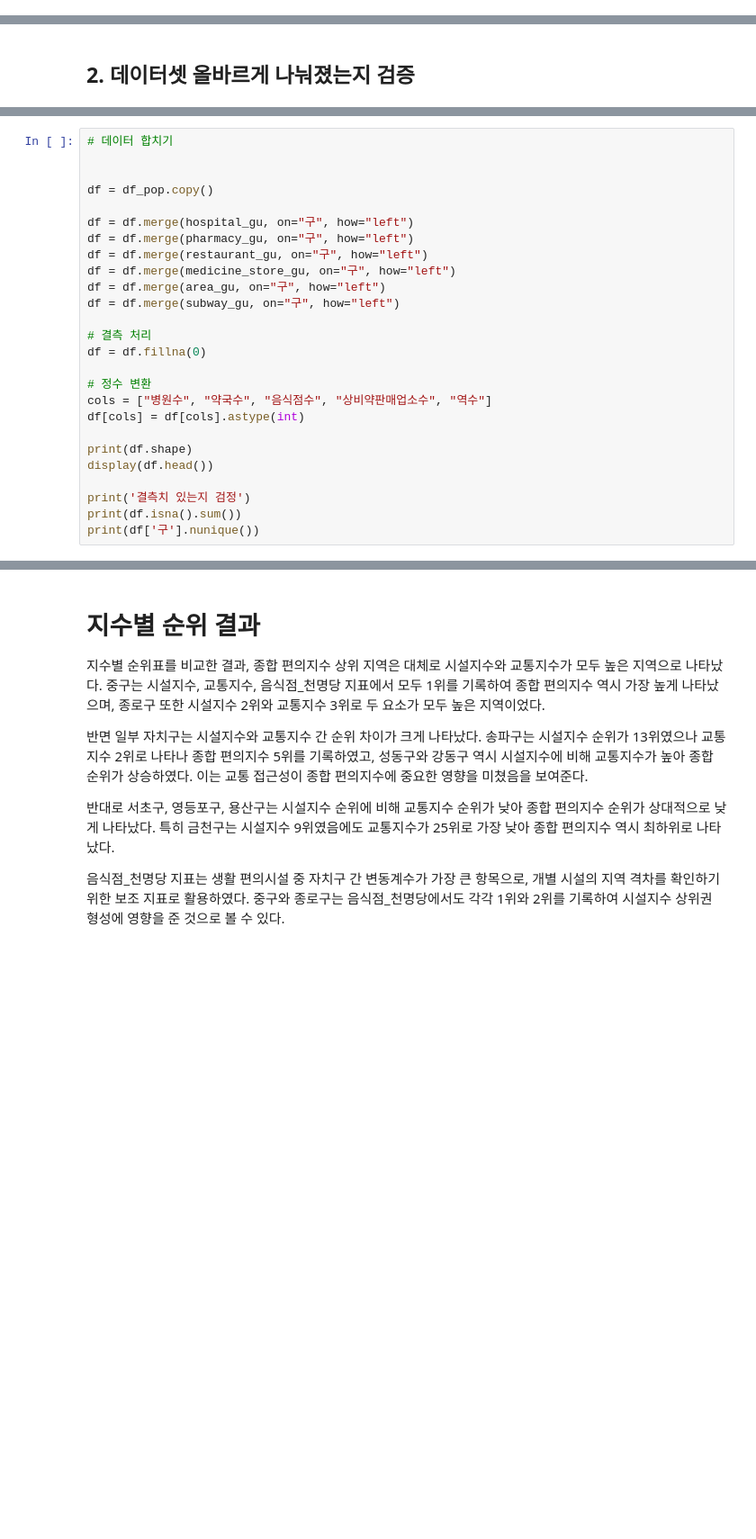
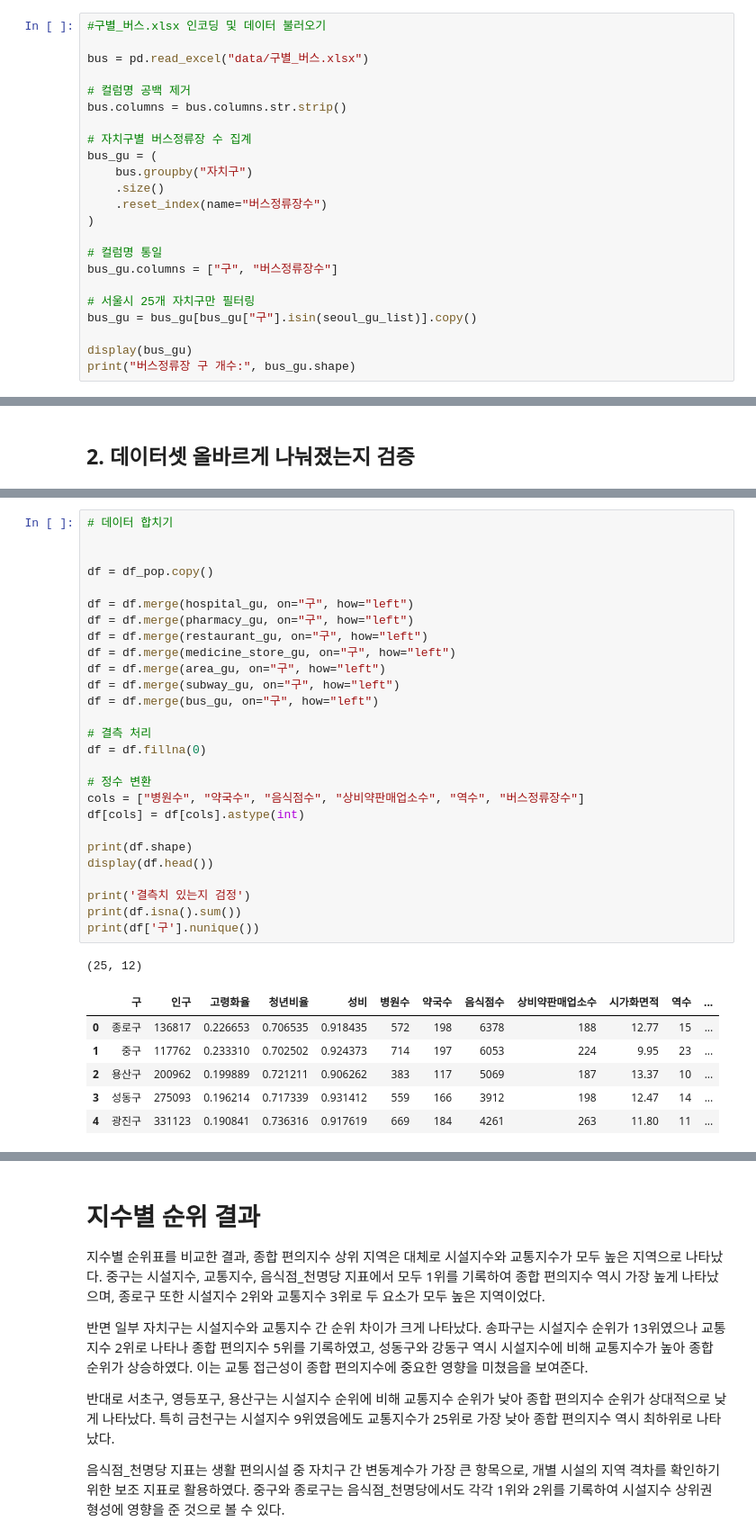
Before and after one commit to JiunShin1214/Social_Project, a Jupyter notebook: Social_project.ipynb, the cells around one changed output, grey strips where cells are left out. Shown at 90% size. Cells and saved outputs as stored; diff of their text form; blank space fills up the shorter version.

```diff
--- a/Social_project.ipynb
+++ b/Social_project.ipynb
@@ -279,0 +330,23 @@ print("지하철 구 개수:", subway_gu.shape)
+# %%
+#구별_버스.xlsx 인코딩 및 데이터 불러오기
+
+bus = pd.read_excel("data/구별_버스.xlsx")
+
+# 컬럼명 공백 제거
+bus.columns = bus.columns.str.strip()
+
+# 자치구별 버스정류장 수 집계
+bus_gu = (
+    bus.groupby("자치구")
+    .size()
+    .reset_index(name="버스정류장수")
+)
+
+# 컬럼명 통일
+bus_gu.columns = ["구", "버스정류장수"]
+
+# 서울시 25개 자치구만 필터링
+bus_gu = bus_gu[bus_gu["구"].isin(seoul_gu_list)].copy()
+
+display(bus_gu)
+print("버스정류장 구 개수:", bus_gu.shape)
@@ -520,26 +747,35 @@ display(subway_gu.sort_values("역수", ascending=False).head())
 # %%
 # 데이터 합치기
 
 
 df = df_pop.copy()
 
 df = df.merge(hospital_gu, on="구", how="left")
 df = df.merge(pharmacy_gu, on="구", how="left")
 df = df.merge(restaurant_gu, on="구", how="left")
 df = df.merge(medicine_store_gu, on="구", how="left")
 df = df.merge(area_gu, on="구", how="left")
 df = df.merge(subway_gu, on="구", how="left")
+df = df.merge(bus_gu, on="구", how="left")
 
 # 결측 처리
 df = df.fillna(0)
 
 # 정수 변환
-cols = ["병원수", "약국수", "음식점수", "상비약판매업소수", "역수"]
+cols = ["병원수", "약국수", "음식점수", "상비약판매업소수", "역수", "버스정류장수"]
 df[cols] = df[cols].astype(int)
 
 print(df.shape)
 display(df.head())
 
 print('결측치 있는지 검정')
 print(df.isna().sum())
 print(df['구'].nunique())
+# %% [output]
+(25, 12)
+|  | 구 | 인구 | 고령화율 | 청년비율 | 성비 | 병원수 | 약국수 | 음식점수 | 상비약판매업소수 | 시가화면적 | 역수 | ... |
+| 0 | 종로구 | 136817 | 0.226653 | 0.706535 | 0.918435 | 572 | 198 | 6378 | 188 | 12.77 | 15 | ... |
+| 1 | 중구 | 117762 | 0.233310 | 0.702502 | 0.924373 | 714 | 197 | 6053 | 224 | 9.95 | 23 | ... |
+| 2 | 용산구 | 200962 | 0.199889 | 0.721211 | 0.906262 | 383 | 117 | 5069 | 187 | 13.37 | 10 | ... |
+| 3 | 성동구 | 275093 | 0.196214 | 0.717339 | 0.931412 | 559 | 166 | 3912 | 198 | 12.47 | 14 | ... |
+| 4 | 광진구 | 331123 | 0.190841 | 0.736316 | 0.917619 | 669 | 184 | 4261 | 263 | 11.80 | 11 | ... |
```
Also changed, not shown: parts of 36 cells of this notebook, 1 other file.
